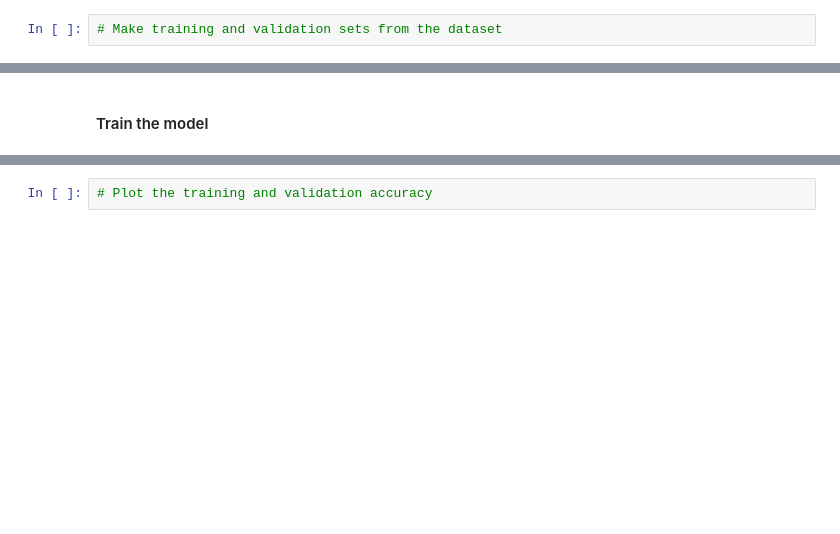
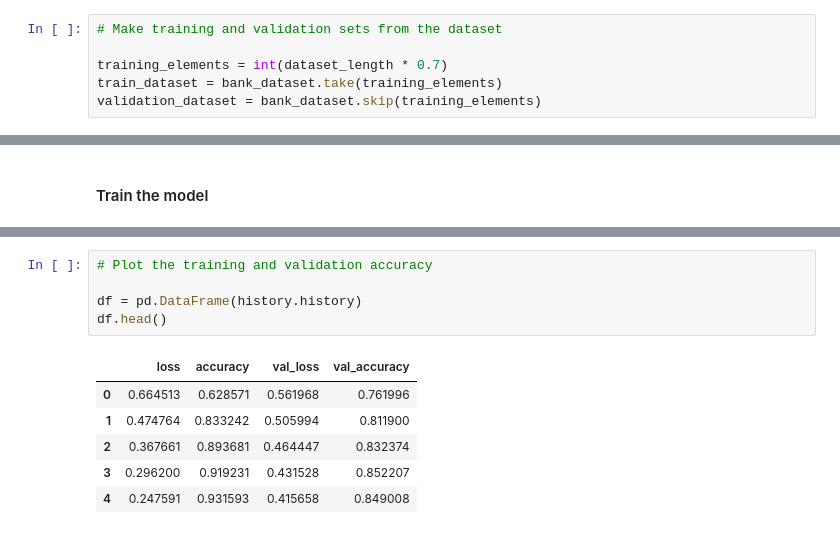
Before and after one commit to ahmed-gharib89/TensorFlow_2_for_Deep_Learning, a Jupyter notebook: Customising your models with TensorFlow 2/week2/Keras_datasets.ipynb, the cells around one changed output, grey strips where cells are left out. Saved outputs shown, nothing was run; the diff lists cells and outputs as text; blank space fills up the shorter version.

```diff
--- a/Customising your models with TensorFlow 2/week2/Keras_datasets.ipynb
+++ b/Customising your models with TensorFlow 2/week2/Keras_datasets.ipynb
@@ -1262,5 +1384,9 @@ print(dataset_length)
 # %%
 # Make training and validation sets from the dataset
+
+training_elements = int(dataset_length * 0.7)
+train_dataset = bank_dataset.take(training_elements)
+validation_dataset = bank_dataset.skip(training_elements)
 # %% [markdown]
 #### Build a classification model
 
@@ -1299,2 +1464,12 @@ model.summary()
 # %%
 # Plot the training and validation accuracy
+
+df = pd.DataFrame(history.history)
+df.head()
+# %% [output]
+|  | loss | accuracy | val_loss | val_accuracy |
+| 0 | 0.664513 | 0.628571 | 0.561968 | 0.761996 |
+| 1 | 0.474764 | 0.833242 | 0.505994 | 0.811900 |
+| 2 | 0.367661 | 0.893681 | 0.464447 | 0.832374 |
+| 3 | 0.296200 | 0.919231 | 0.431528 | 0.852207 |
+| 4 | 0.247591 | 0.931593 | 0.415658 | 0.849008 |
```
Also changed, not shown: parts of 40 cells of this notebook.
